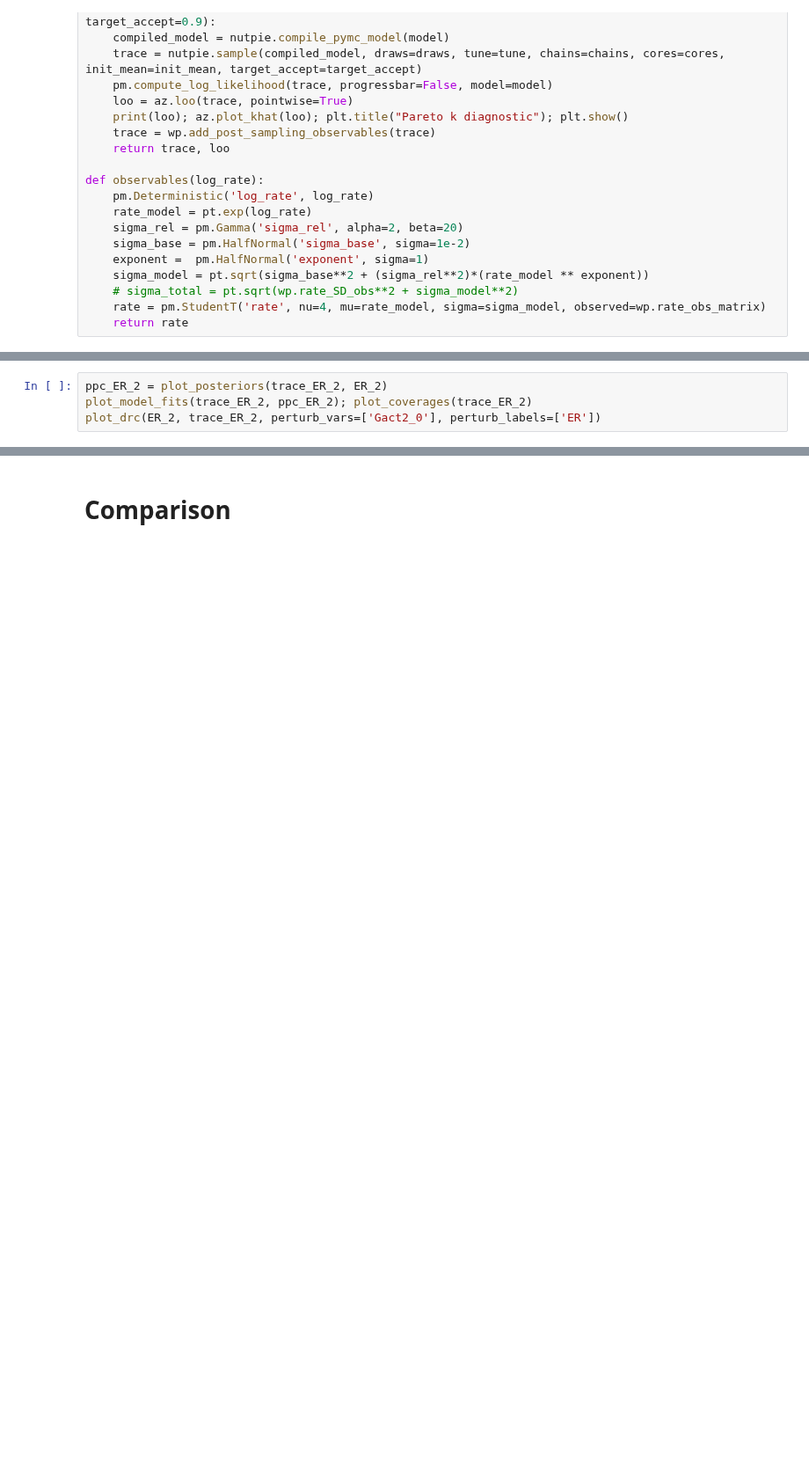
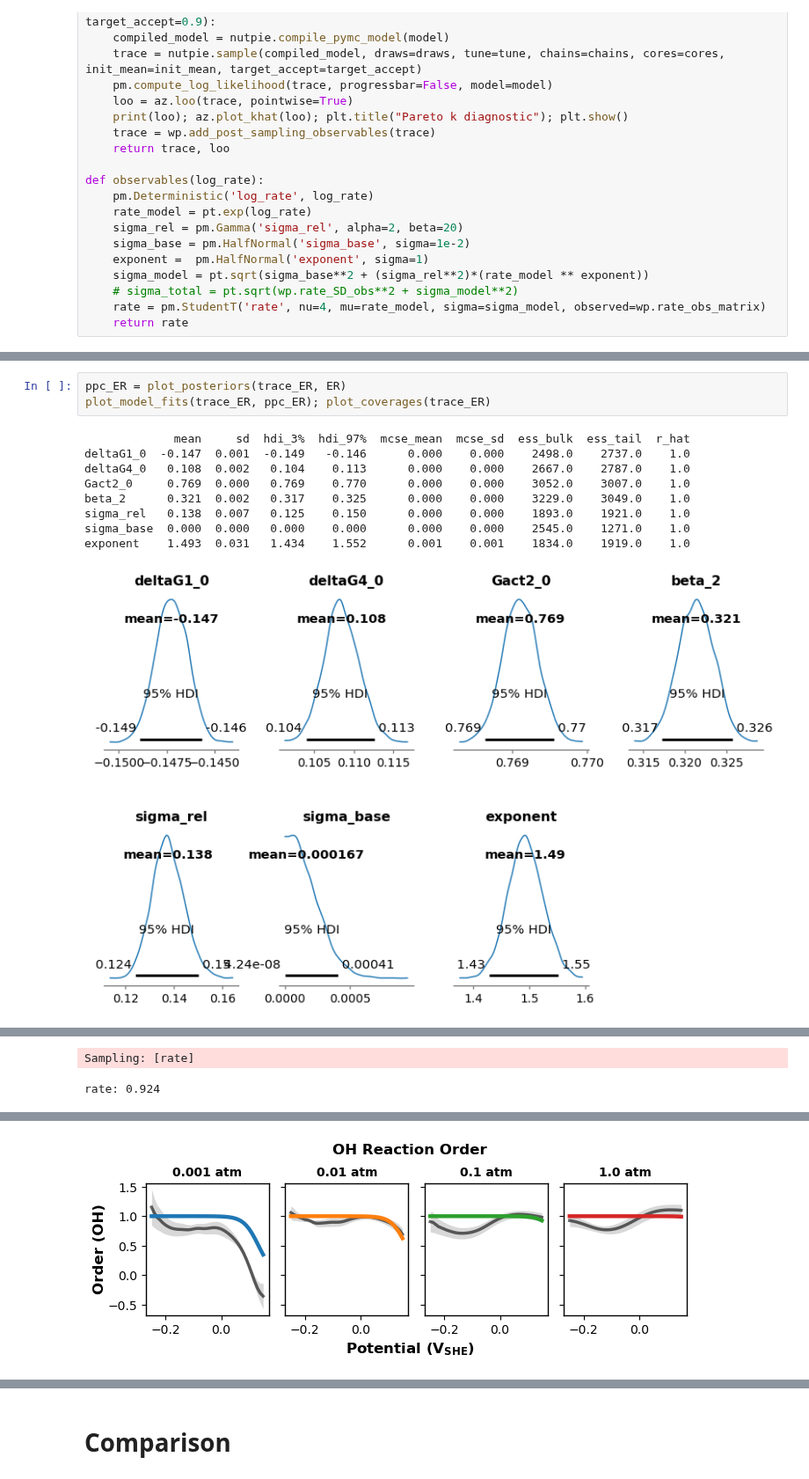
Before and after one commit to awasthivarun/MKM, a Jupyter notebook: AgPd_COOx/Pd100/Pd100_base.ipynb, the cells around one changed output, grey strips where cells are left out. Shown at 88% size. Cells and saved outputs as stored; diff of their text form; blank space fills up the shorter version.

```diff
--- a/AgPd_COOx/Pd100/Pd100_base.ipynb
+++ b/AgPd_COOx/Pd100/Pd100_base.ipynb
@@ -142,4 +184,13 @@ trace_ER_2, loo_ER_2 = fit_and_evaluate(ER_2)
 # %%
-ppc_ER_2 = plot_posteriors(trace_ER_2, ER_2)
-plot_model_fits(trace_ER_2, ppc_ER_2); plot_coverages(trace_ER_2)
-plot_drc(ER_2, trace_ER_2, perturb_vars=['Gact2_0'], perturb_labels=['ER'])
+ppc_ER = plot_posteriors(trace_ER, ER)
+plot_model_fits(trace_ER, ppc_ER); plot_coverages(trace_ER)
+# %% [output]
+             mean     sd  hdi_3%  hdi_97%  mcse_mean  mcse_sd  ess_bulk  ess_tail  r_hat
+deltaG1_0  -0.147  0.001  -0.149   -0.146      0.000    0.000    2498.0    2737.0    1.0
+deltaG4_0   0.108  0.002   0.104    0.113      0.000    0.000    2667.0    2787.0    1.0
+Gact2_0     0.769  0.000   0.769    0.770      0.000    0.000    3052.0    3007.0    1.0
+beta_2      0.321  0.002   0.317    0.325      0.000    0.000    3229.0    3049.0    1.0
+sigma_rel   0.138  0.007   0.125    0.150      0.000    0.000    1893.0    1921.0    1.0
+sigma_base  0.000  0.000   0.000    0.000      0.000    0.000    2545.0    1271.0    1.0
+exponent    1.493  0.031   1.434    1.552      0.001    0.001    1834.0    1919.0    1.0
+[figure, added]
@@ -145,0 +198,2 @@ plot_drc(ER_2, trace_ER_2, perturb_vars=['Gact2_0'], perturb_labels=['ER'])
+Sampling: [rate]
+rate: 0.924
@@ -145,0 +203 @@ plot_drc(ER_2, trace_ER_2, perturb_vars=['Gact2_0'], perturb_labels=['ER'])
+[figure, added]
```
Also changed, not shown: parts of 16 cells of this notebook, 6 other files.
